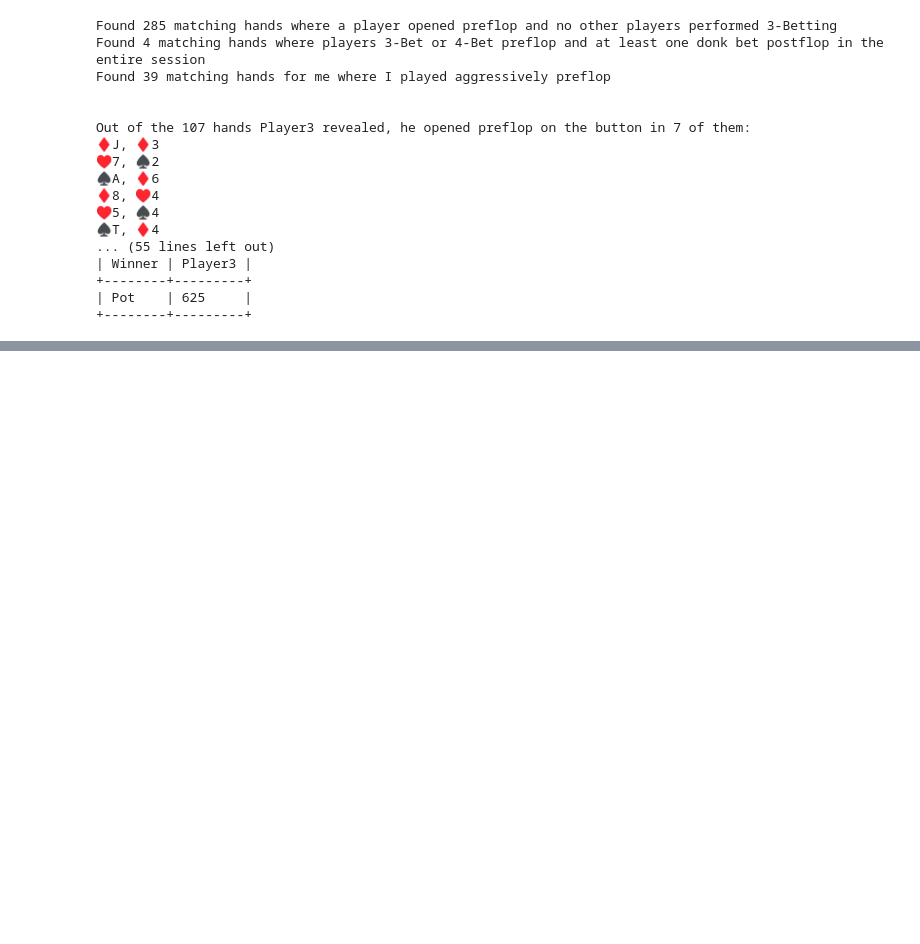
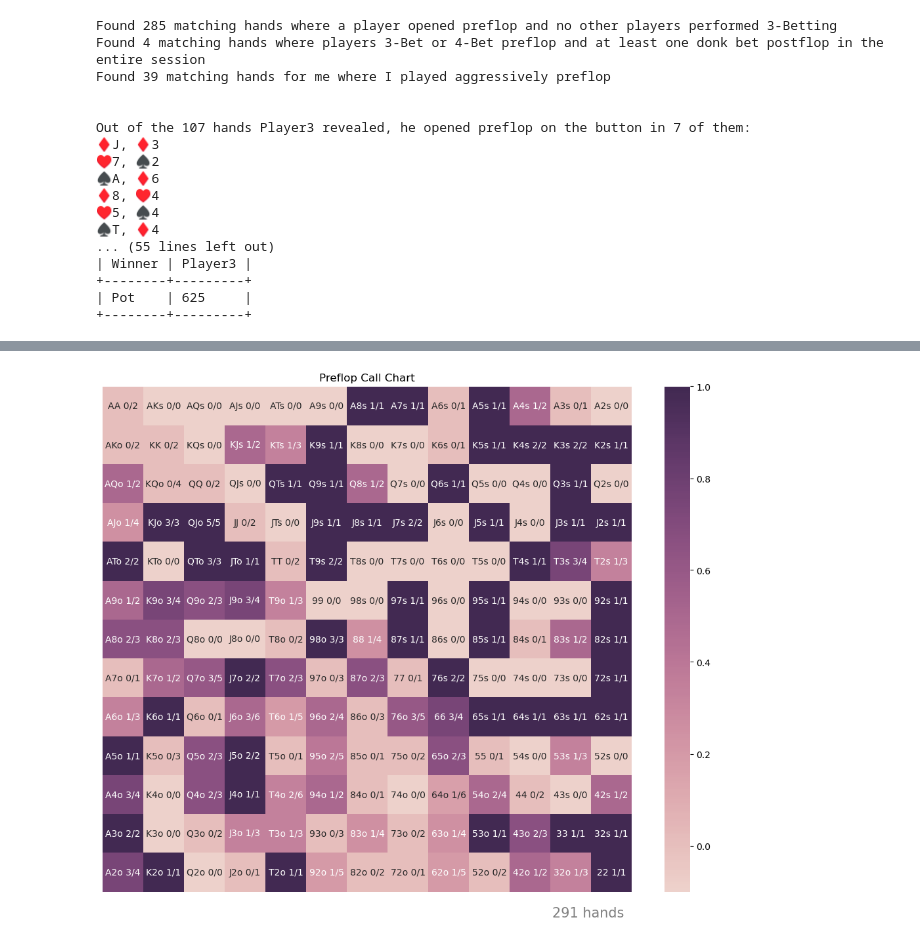
Before and after one commit to foster-chen/PNParser, a Jupyter notebook: main.ipynb, the cells around one changed output, grey strips where cells are left out. Cells and saved outputs as stored; diff of their text form; code cells hidden in the pictures; blank space fills up the shorter version.

```diff
--- a/main.ipynb
+++ b/main.ipynb
@@ -161,0 +164,5 @@ myself.hand_chart(found_hand_id_from_myself, show_frequency=True)
+# %%
+my_passive_hands = myself.find_hands("Call", "!PFR", "!3-Bet", "!4-Bet", "!5-Bet", "!5-Bet+")
+myself.hand_chart(my_passive_hands, show_frequency=True, title="Preflop Call Chart")
+# %% [output]
+[figure, added]
```
Also changed, not shown: parts of 6 cells of this notebook, 4 other files.
